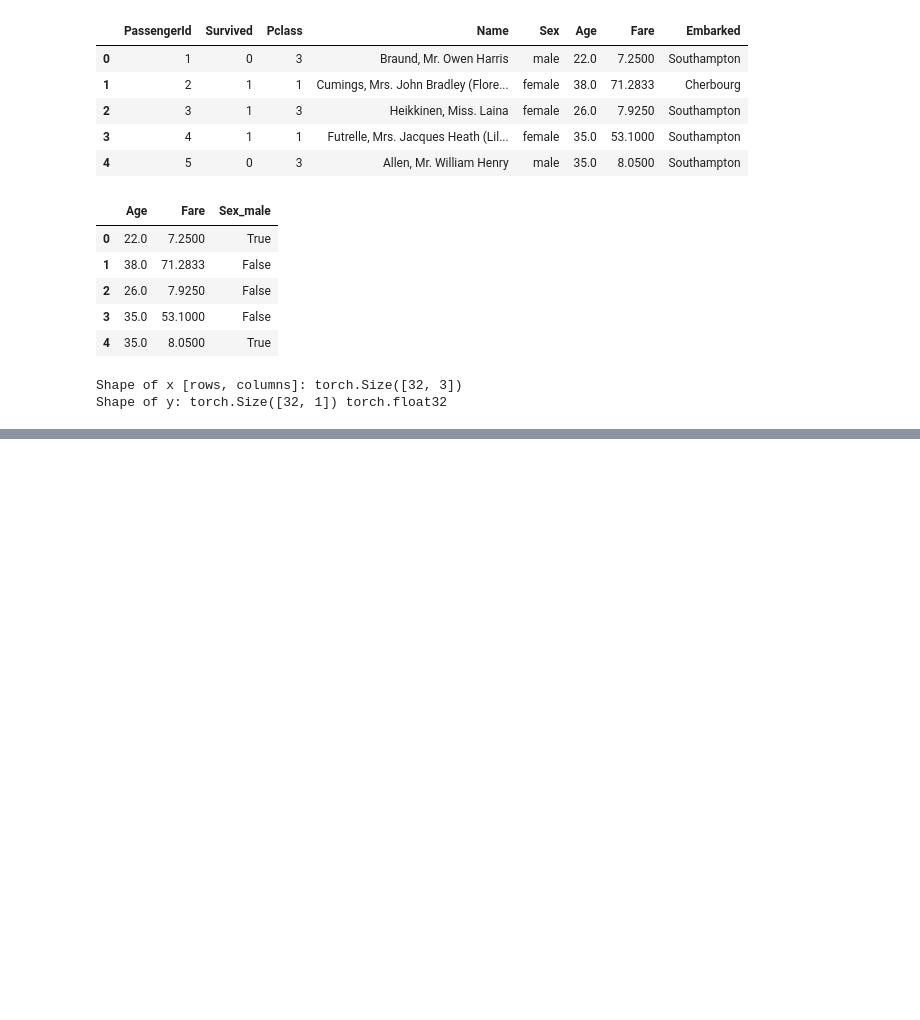
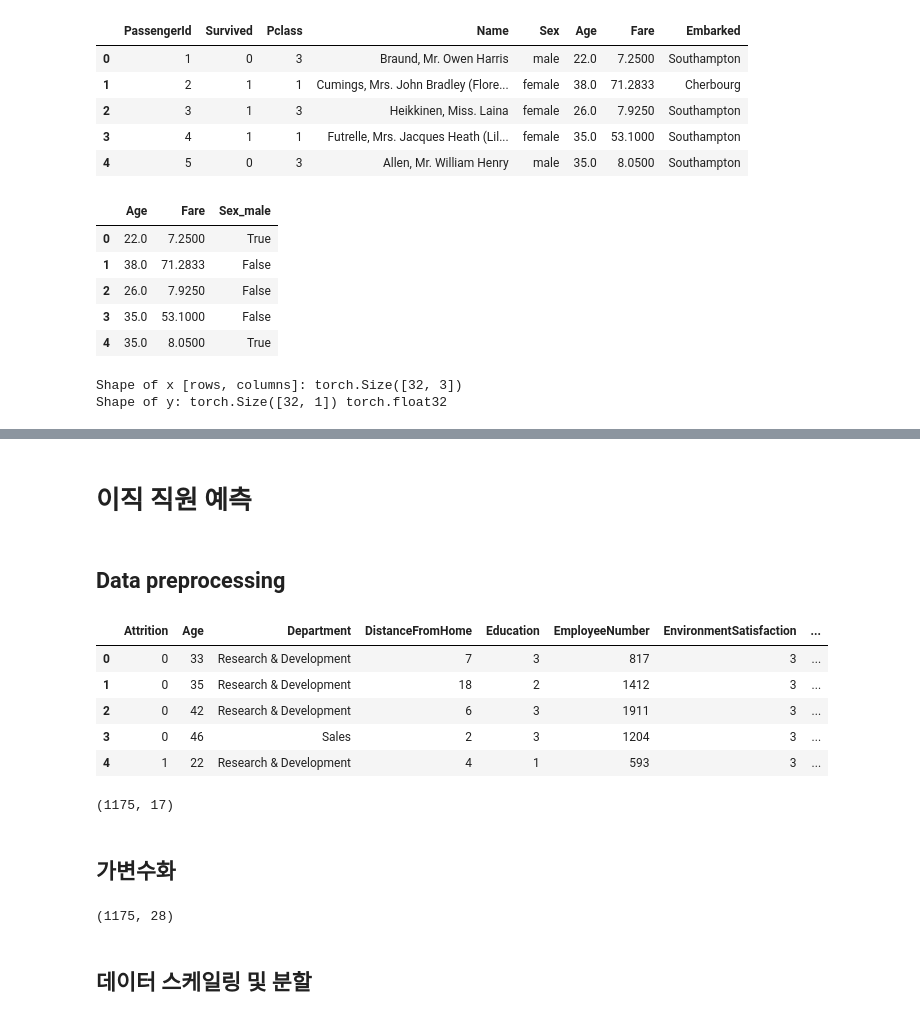
Before and after one commit to initcatcher/pytorch-10day, a Jupyter notebook: days/4.ipynb, the cells around one changed output, grey strips where cells are left out. Drawn from its saved outputs; the diff is of its cells as text; code cells hidden in the pictures; blank space fills up the shorter version.

```diff
--- a/days/4.ipynb
+++ b/days/4.ipynb
@@ -164,0 +165,35 @@ print(pred.cpu().numpy()[:5])
+# %% [markdown]
+# 이직 직원 예측
+# %% [markdown]
+## Data preprocessing
+# %%
+path = 'https://bit.ly/attri_csv'
+
+data = pd.read_csv(path)
+data.head()
+# %% [output]
+|  | Attrition | Age | Department | DistanceFromHome | Education | EmployeeNumber | EnvironmentSatisfaction | ... |
+| 0 | 0 | 33 | Research & Development | 7 | 3 | 817 | 3 | ... |
+| 1 | 0 | 35 | Research & Development | 18 | 2 | 1412 | 3 | ... |
+| 2 | 0 | 42 | Research & Development | 6 | 3 | 1911 | 3 | ... |
+| 3 | 0 | 46 | Sales | 2 | 3 | 1204 | 3 | ... |
+| 4 | 1 | 22 | Research & Development | 4 | 1 | 593 | 3 | ... |
+# %%
+target = 'Attrition'
+x = data.drop([target, 'EmployeeNumber'], axis=1)
+y = data.loc[:, target]
+
+print(x.shape)
+# %% [output]
+(1175, 17)
+# %% [markdown]
+## 가변수화
+# %%
+cat_cols = ['Department', 'Education', 'EnvironmentSatisfaction', 'Gender', 'JobSatisfaction', 'MaritalStatus', 'OverTime', 'WorkLifeBalance' ]
+
+x = pd.get_dummies(x, columns=cat_cols, drop_first=True)
+x.shape
+# %% [output]
+(1175, 28)
+# %% [markdown]
+## 데이터 스케일링 및 분할
```
Also changed, not shown: parts of 21 cells of this notebook, 2 other files.
